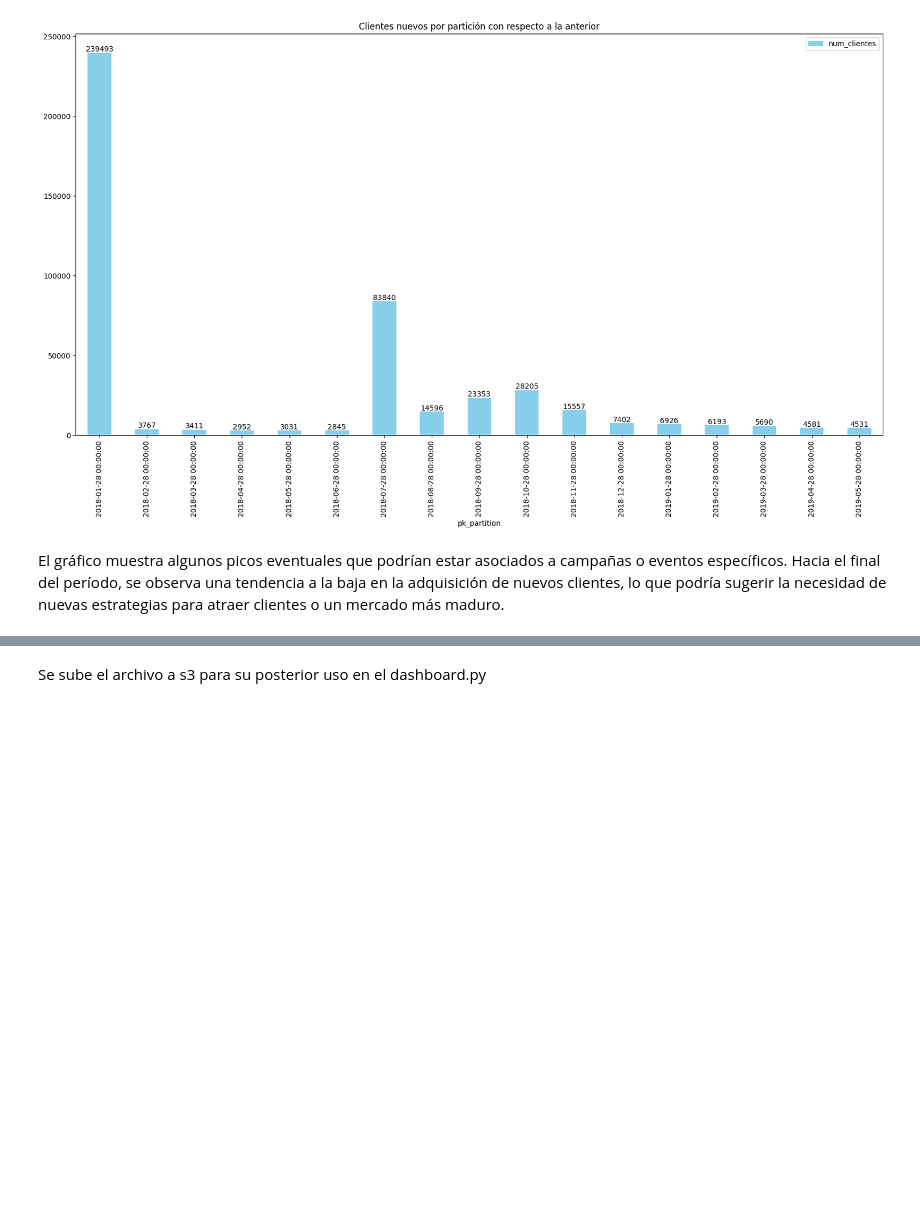
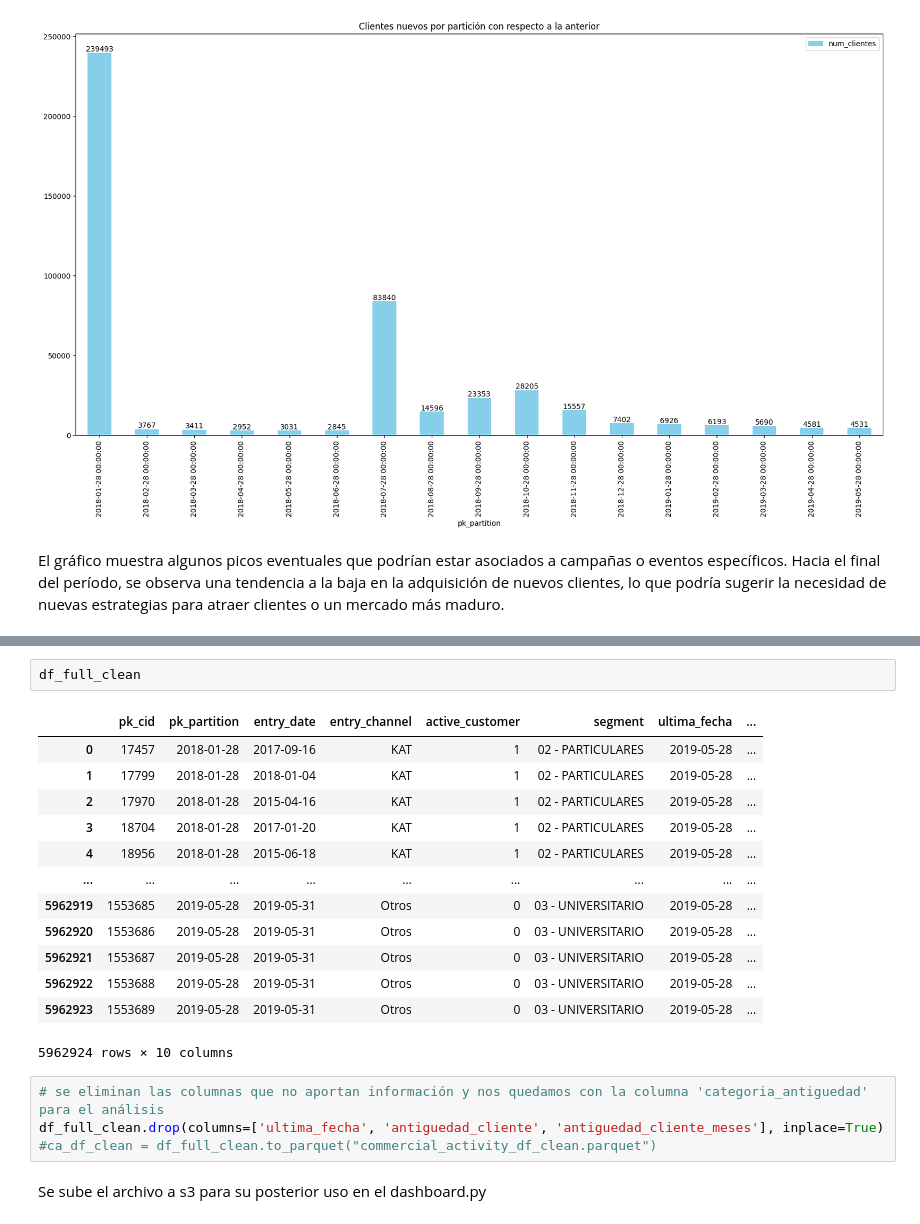
Before and after one commit to jascicz/easy_money_Project, a Jupyter notebook: Tarea_1_Análisis_BI/actividad_comercial.ipynb, the cells around one changed output, grey strips where cells are left out. Cells and saved outputs as stored; diff of their text form; blank space fills up the shorter version.

Commit message:
segmentacion

```diff
--- a/Tarea_1_Análisis_BI/actividad_comercial.ipynb
+++ b/Tarea_1_Análisis_BI/actividad_comercial.ipynb
@@ -719,3 +782,23 @@ El gráfico muestra algunos picos eventuales que podrían estar asociados a camp
+# %%
+df_full_clean
+# %% [output]
+|  | pk_cid | pk_partition | entry_date | entry_channel | active_customer | segment | ultima_fecha | ... |
+| 0 | 17457 | 2018-01-28 | 2017-09-16 | KAT | 1 | 02 - PARTICULARES | 2019-05-28 | ... |
+| 1 | 17799 | 2018-01-28 | 2018-01-04 | KAT | 1 | 02 - PARTICULARES | 2019-05-28 | ... |
+| 2 | 17970 | 2018-01-28 | 2015-04-16 | KAT | 1 | 02 - PARTICULARES | 2019-05-28 | ... |
+| 3 | 18704 | 2018-01-28 | 2017-01-20 | KAT | 1 | 02 - PARTICULARES | 2019-05-28 | ... |
+| 4 | 18956 | 2018-01-28 | 2015-06-18 | KAT | 1 | 02 - PARTICULARES | 2019-05-28 | ... |
+| ... | ... | ... | ... | ... | ... | ... | ... | ... |
+| 5962919 | 1553685 | 2019-05-28 | 2019-05-31 | Otros | 0 | 03 - UNIVERSITARIO | 2019-05-28 | ... |
+| 5962920 | 1553686 | 2019-05-28 | 2019-05-31 | Otros | 0 | 03 - UNIVERSITARIO | 2019-05-28 | ... |
+| 5962921 | 1553687 | 2019-05-28 | 2019-05-31 | Otros | 0 | 03 - UNIVERSITARIO | 2019-05-28 | ... |
+| 5962922 | 1553688 | 2019-05-28 | 2019-05-31 | Otros | 0 | 03 - UNIVERSITARIO | 2019-05-28 | ... |
+| 5962923 | 1553689 | 2019-05-28 | 2019-05-31 | Otros | 0 | 03 - UNIVERSITARIO | 2019-05-28 | ... |
+5962924 rows × 10 columns
+# %%
+# se eliminan las columnas que no aportan información y nos quedamos con la columna 'categoria_antiguedad' para el análisis
+df_full_clean.drop(columns=['ultima_fecha', 'antiguedad_cliente', 'antiguedad_cliente_meses'], inplace=True)
+#ca_df_clean = df_full_clean.to_parquet("commercial_activity_df_clean.parquet")
 # %% [markdown]
 Se sube el archivo a s3 para su posterior uso en el dashboard.py
 # %% [markdown]
```
Also changed, not shown: parts of 6 cells of this notebook, 1 other file.
